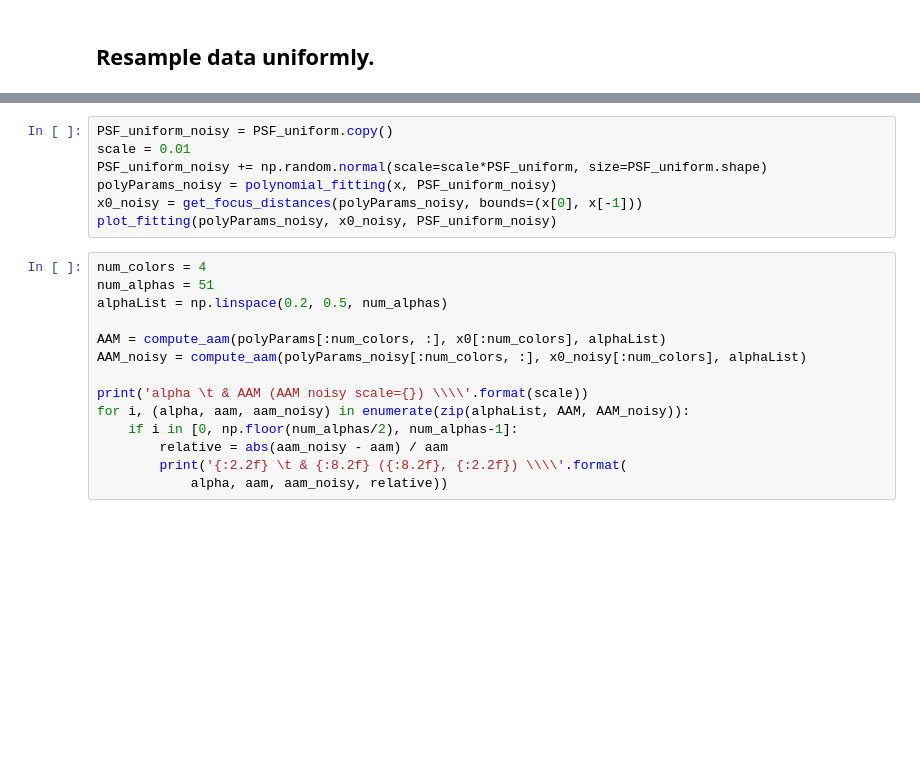
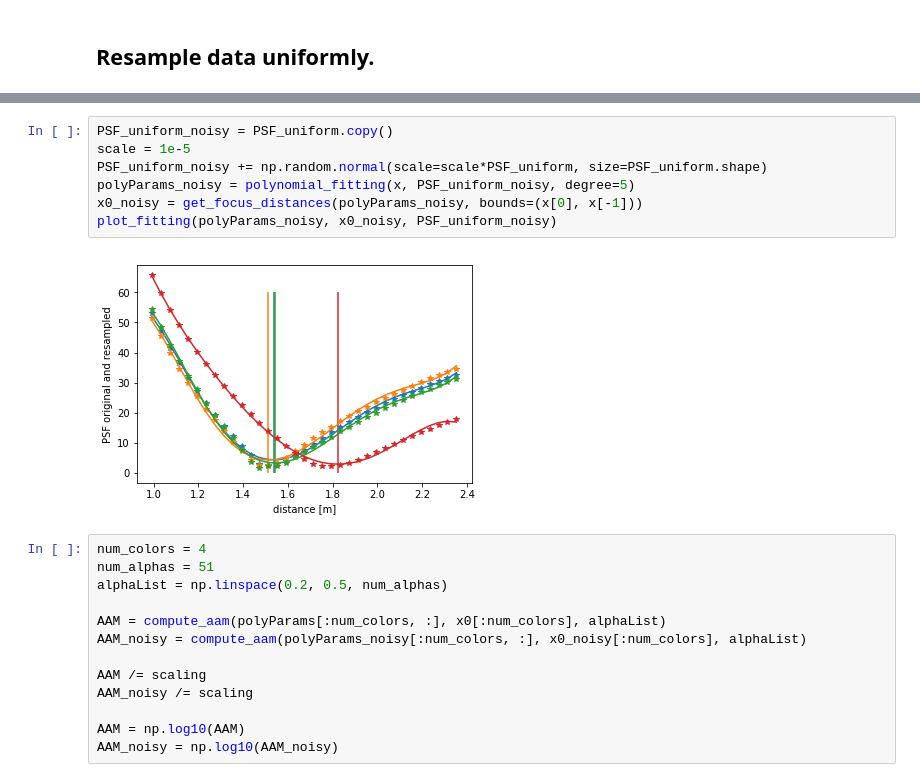
Before and after one commit to duembgen/AAM_ICIP18, a Jupyter notebook: main_fitPSF.ipynb, the cells around one changed output, grey strips where cells are left out. Saved outputs shown, nothing was run; the diff lists cells and outputs as text; blank space fills up the shorter version.

```diff
--- a/main_fitPSF.ipynb
+++ b/main_fitPSF.ipynb
@@ -87,10 +97,12 @@ plot_fitting(polyParams, x0, PSF_uniform)
 # %%
 PSF_uniform_noisy = PSF_uniform.copy()
-scale = 0.01
+scale = 1e-5
 PSF_uniform_noisy += np.random.normal(scale=scale*PSF_uniform, size=PSF_uniform.shape)
-polyParams_noisy = polynomial_fitting(x, PSF_uniform_noisy)
+polyParams_noisy = polynomial_fitting(x, PSF_uniform_noisy, degree=5)
 x0_noisy = get_focus_distances(polyParams_noisy, bounds=(x[0], x[-1]))
 plot_fitting(polyParams_noisy, x0_noisy, PSF_uniform_noisy)
+# %% [output]
+[figure, added]
 # %%
 num_colors = 4
 num_alphas = 51
@@ -99,9 +111,8 @@ alphaList = np.linspace(0.2, 0.5, num_alphas)
 AAM = compute_aam(polyParams[:num_colors, :], x0[:num_colors], alphaList)
 AAM_noisy = compute_aam(polyParams_noisy[:num_colors, :], x0_noisy[:num_colors], alphaList)
 
-print('alpha \t & AAM (AAM noisy scale={}) \\\\'.format(scale))
-for i, (alpha, aam, aam_noisy) in enumerate(zip(alphaList, AAM, AAM_noisy)):
-    if i in [0, np.floor(num_alphas/2), num_alphas-1]:
-        relative = abs(aam_noisy - aam) / aam
-        print('{:2.2f} \t & {:8.2f} ({:8.2f}, {:2.2f}) \\\\'.format(
-            alpha, aam, aam_noisy, relative))
+AAM /= scaling
+AAM_noisy /= scaling
+
+AAM = np.log10(AAM)
+AAM_noisy = np.log10(AAM_noisy)
```
Also changed, not shown: parts of 4 cells of this notebook, 2 other files.
